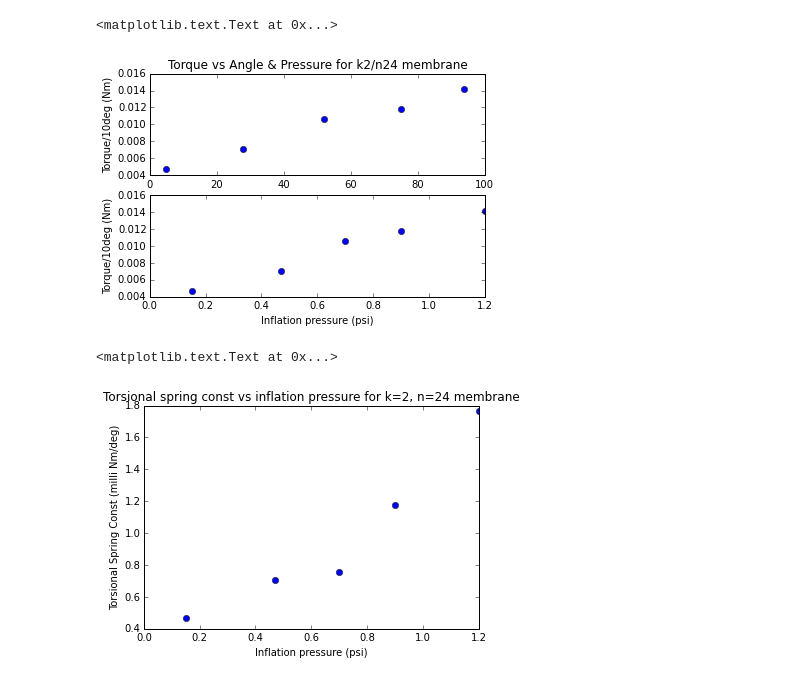
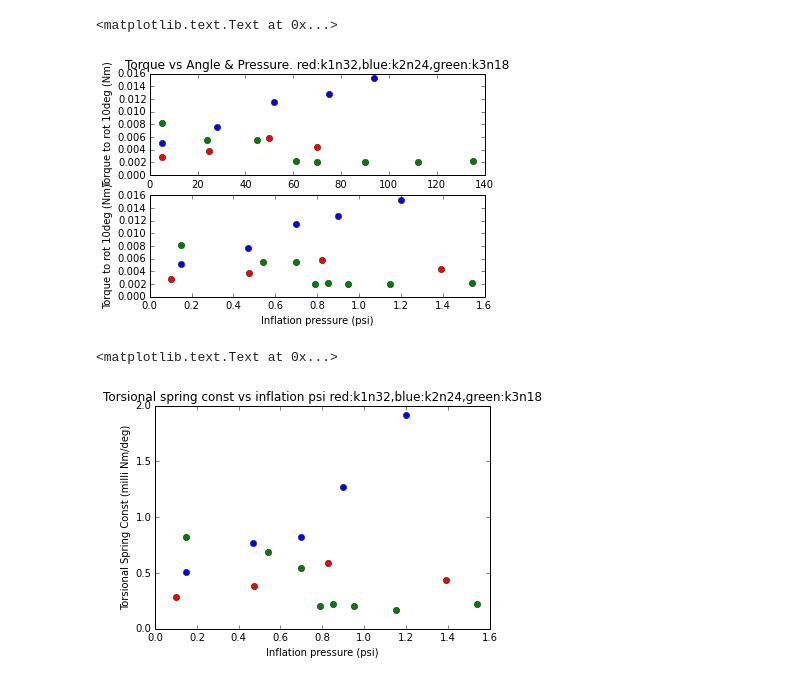
Before and after one commit to harnettlab/iPythonNotebookRepo, a Jupyter notebook: PlotsForTwister/FiberMembraneSpringConstantPlots.ipynb, the cells around one changed output. Cells and saved outputs as stored; diff of their text form; code cells hidden in the pictures.

Commit message:
Added lab book data to FiberMembraneSpringConstantPlots.ipynb

```diff
--- a/PlotsForTwister/FiberMembraneSpringConstantPlots.ipynb
+++ b/PlotsForTwister/FiberMembraneSpringConstantPlots.ipynb
@@ -17,5 +17,23 @@ k2n24PressureAvg=[0.15,0.47,0.70,0.90,1.2]#Kept track of the pressure in psi on
 k2n24PressureRange=[0.15,0.05,0.05,0.05,0.1] #and half the difference between the start and stop pressure
 k2n24TorqueNm=[weight/101.97*k2n24sticklength*0.01 for weight in k2n24Weight]
 
-k2n24TorqueNm #check it out
+#additional data brought in from 3/30 ckh lab book on 4/5
+k1n32sticklength=13 #cm
+k1n32angleMidpoint=[5,25,50,70]#degreees
+k1n32angleRange=[5,5,5,5] #degrees
+k1n32Weight=[2.2,3.0,4.6,3.45]#grams
+k1n32PressureAvg=[0.1,0.475,0.825,1.39]#psi
+k1n32PressureRange=[0.1,0.075,0.075,0.24] #psi
+k1n32TorqueNm=[weight/101.97*k1n32sticklength*0.01 for weight in k1n32Weight] #Nm
+
+k3n18sticklength=14 #cm
+k3n18angleMidpoint=[5,24,45,61,70,90,112,135]#degreees
+k3n18angleRange=[5,4,5,5,5,5,6,5] #degrees
+k3n18Weight=[6,4,4,1.59,1.48,1.5,1.45,1.6]#grams
+k3n18PressureAvg=[0.15,0.54,0.7,0.85,0.79,0.95,1.15,1.54]#psi
+k3n18PressureRange=[0.075,0.06,0.05,0.05,0.04,0.05,0.05,0.138] #psi
+k3n18TorqueNm=[weight/101.97*k3n18sticklength*0.01 for weight in k3n18Weight] #Nm
+
+
+k1n32TorqueNm,k2n24TorqueNm,k3n18TorqueNm #check it out
 # %% [output]
@@ -27,33 +57,44 @@ k2n24TorqueNm #check it out
 # %%
-#Plot the torque exerted at each angle and at each pressure
-#I am unsettled about this
-#Instead of torque, shouldn't it be torque per degree? Like, it takes
+#Plot the torque per degree at each angle and at each pressure
+#Like, at angle A it takes
 #t amount of torque to push back the rotation by d degrees
-#I think we can beter measure the "spring constant:" for a linear spring f=kx, k = delta f/delta x where k might be non uniform in x
+#This is the torsional "spring constant" (except it's not really constant) for a linear spring f=kx, k = delta f/delta x where k might be non uniform in x
 #Here we have t= k * alpha so could measure k = delta t/delta angle = k2n24TorqueNm/(2*k2n24angleRange) at each angle
 %matplotlib inline
 from matplotlib import pyplot as plt
 
 plt.subplot(2,1,1)
 plt.plot(k2n24angleMidpoint,k2n24TorqueNm,'bo')
-plt.title('Torque vs Angle & Pressure for k2/n24 membrane')
+plt.hold('True')
+plt.plot(k1n32angleMidpoint,k1n32TorqueNm,'ro')
+plt.plot(k3n18angleMidpoint,k3n18TorqueNm,'go')
+
+plt.title('Torque vs Angle & Pressure. red:k1n32,blue:k2n24,green:k3n18')
 plt.xlabel('Rotation angle (degrees)')
-plt.ylabel('Torque/10deg (Nm)')
+plt.ylabel('Torque to rot 10deg (Nm)')
 plt.subplot(2,1,2)
 plt.plot(k2n24PressureAvg,k2n24TorqueNm,'bo')
+plt.hold ('True')
+plt.plot(k1n32PressureAvg,k1n32TorqueNm,'ro')
+plt.plot(k3n18PressureAvg,k3n18TorqueNm,'go')
 plt.xlabel('Inflation pressure (psi)')
-plt.ylabel('Torque/10deg (Nm)')
+plt.ylabel('Torque to rot 10deg (Nm)')
 # %% [output]
 <matplotlib.text.Text at 0x...>
-[figure, old version]
+[figure, new version]
 # %%
 #Still need to divide each torque value by angular range to get the spring constant
 k2n24TorsSprConst=np.divide (k2n24TorqueNm,k2n24angleRange)/2*1000 #put into milli newtons
-k2n24TorsSprConst
+k1n32TorsSprConst=np.divide (k1n32TorqueNm,k1n32angleRange)/2*1000 #put into milli newtons
+k3n18TorsSprConst=np.divide (k3n18TorqueNm,k3n18angleRange)/2*1000 #put into milli newtons
 plt.plot(k2n24PressureAvg,k2n24TorsSprConst,'bo')
+plt.hold('True')
+plt.plot(k1n32PressureAvg,k1n32TorsSprConst,'ro')
+plt.plot(k3n18PressureAvg,k3n18TorsSprConst,'go')
+
 plt.xlabel('Inflation pressure (psi)')
 plt.ylabel('Torsional Spring Const (milli Nm/deg)')
-plt.title('Torsional spring const vs inflation pressure for k=2, n=24 membrane')
+plt.title('Torsional spring const vs inflation psi red:k1n32,blue:k2n24,green:k3n18')
 # %% [output]
 <matplotlib.text.Text at 0x...>
-[figure, old version]
+[figure, new version]
```
Also changed, not shown: parts of 3 cells of this notebook.
